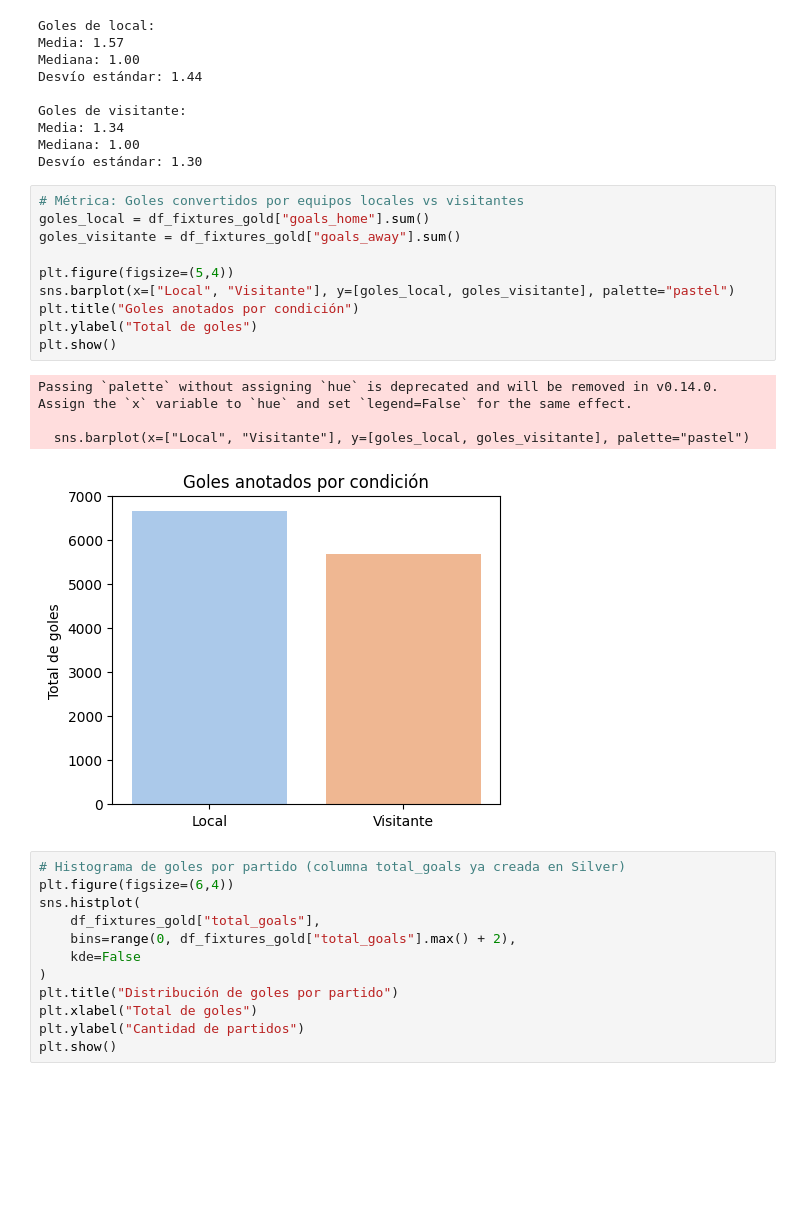
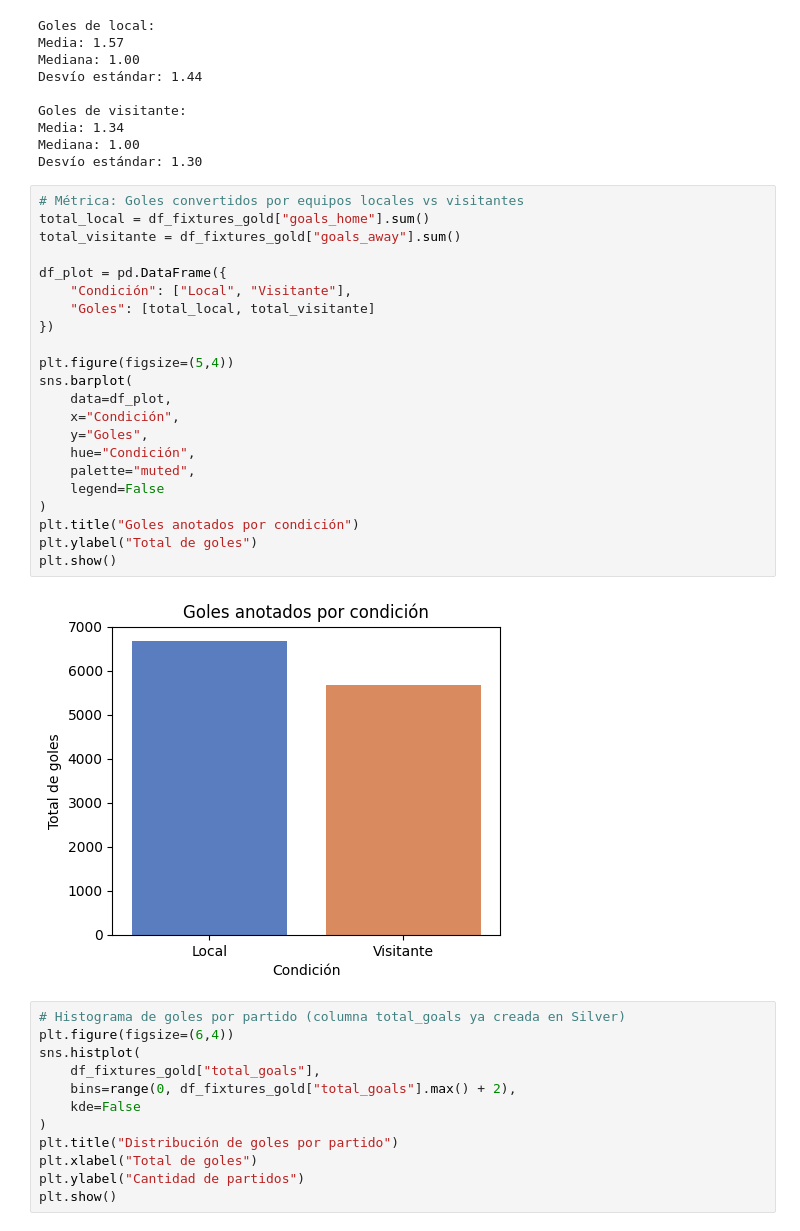
Before and after one commit to fernandezelias/ETL_api_football, a Jupyter notebook: ETL_API_Football.ipynb, the cells around one changed output. Drawn from its saved outputs; the diff is of its cells as text; blank space fills up the shorter version.

```diff
--- a/ETL_API_Football.ipynb
+++ b/ETL_API_Football.ipynb
@@ -915,19 +915,28 @@ Mediana: 1.00
 Desvío estándar: 1.30
 # %%
 # Métrica: Goles convertidos por equipos locales vs visitantes
-goles_local = df_fixtures_gold["goals_home"].sum()
-goles_visitante = df_fixtures_gold["goals_away"].sum()
+total_local = df_fixtures_gold["goals_home"].sum()
+total_visitante = df_fixtures_gold["goals_away"].sum()
+
+df_plot = pd.DataFrame({
+    "Condición": ["Local", "Visitante"],
+    "Goles": [total_local, total_visitante]
+})
 
 plt.figure(figsize=(5,4))
-sns.barplot(x=["Local", "Visitante"], y=[goles_local, goles_visitante], palette="pastel")
+sns.barplot(
+    data=df_plot,
+    x="Condición",
+    y="Goles",
+    hue="Condición",
+    palette="muted",
+    legend=False
+)
 plt.title("Goles anotados por condición")
 plt.ylabel("Total de goles")
 plt.show()
 # %% [output]
-Passing `palette` without assigning `hue` is deprecated and will be removed in v0.14.0. Assign the `x` variable to `hue` and set `legend=False` for the same effect.
-
-  sns.barplot(x=["Local", "Visitante"], y=[goles_local, goles_visitante], palette="pastel")
-[figure, old version]
+[figure, new version]
 # %%
 # Histograma de goles por partido (columna total_goals ya creada en Silver)
 plt.figure(figsize=(6,4))
```
